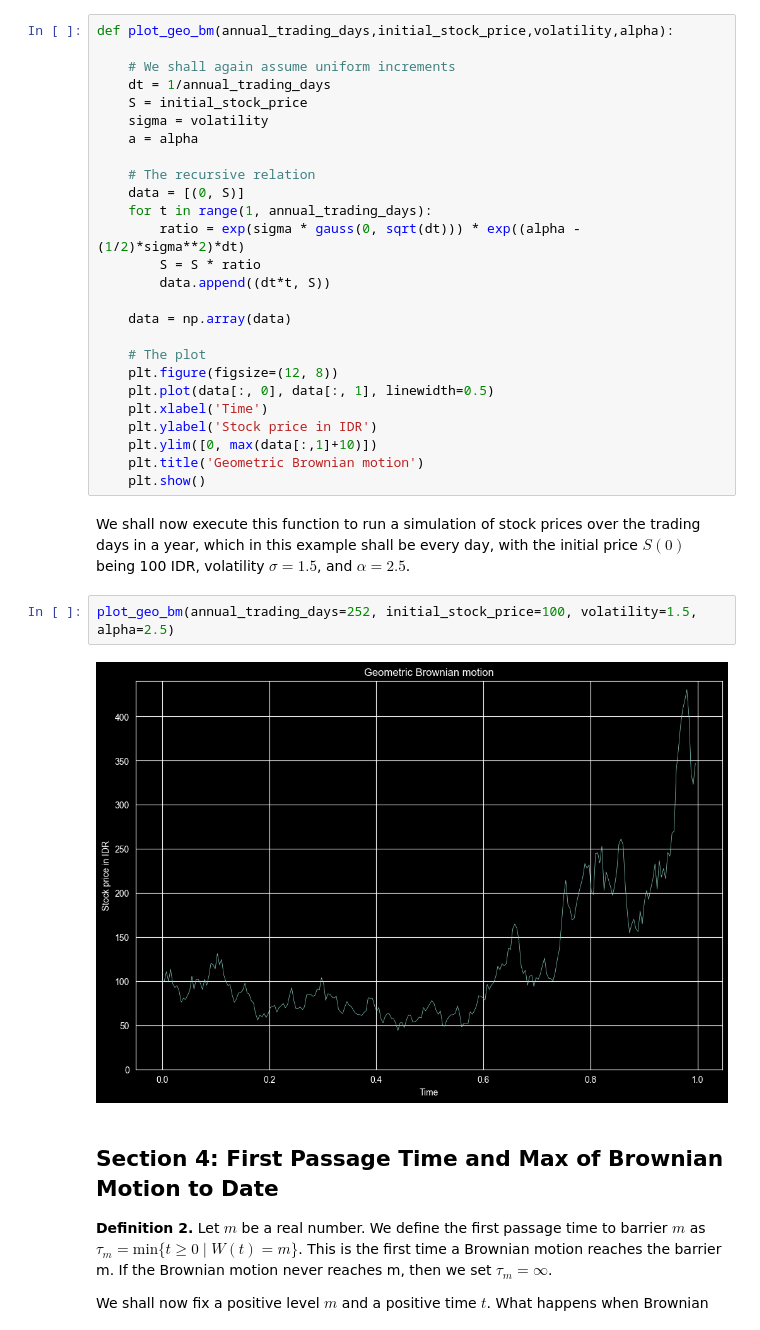
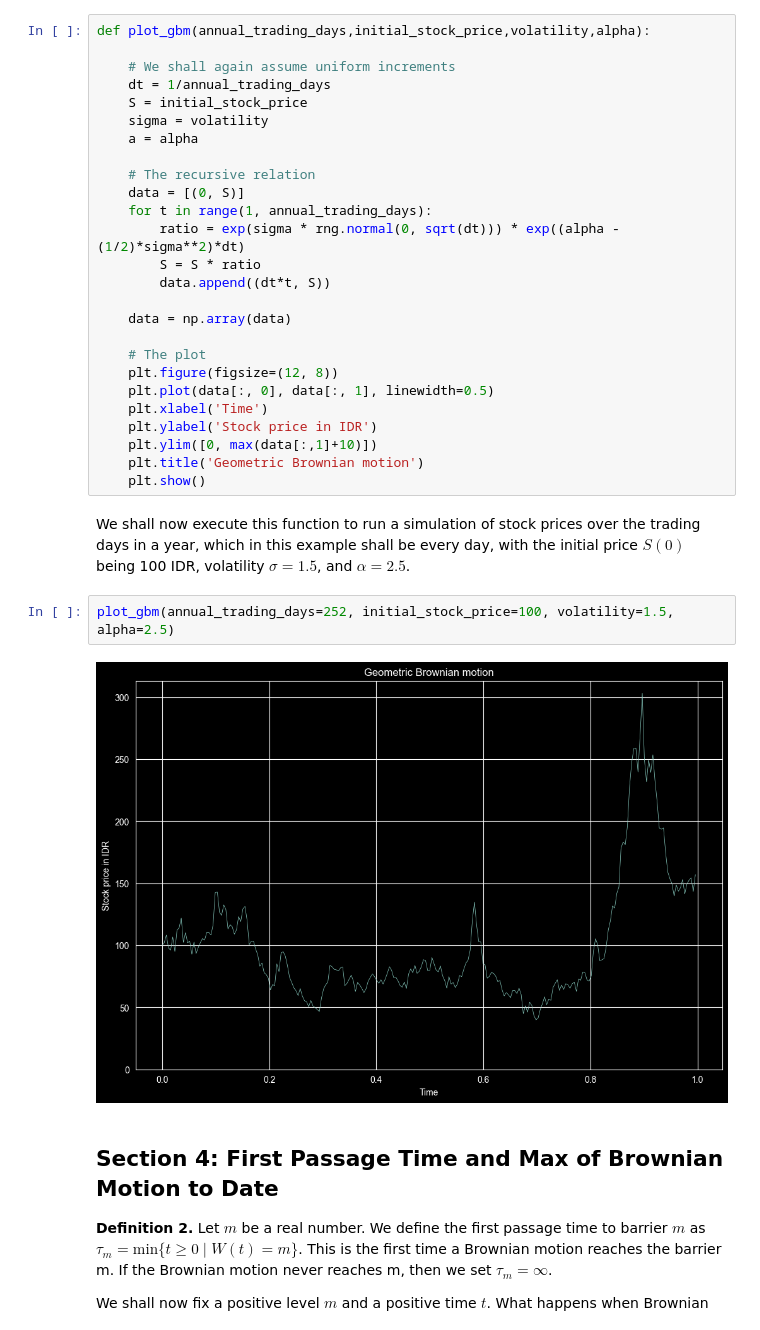
Before and after one commit to patricklin888/Simple-Projects, a Jupyter notebook: brownian_motion.ipynb, the cells around one changed output. Saved outputs shown, nothing was run; the diff lists cells and outputs as text.

```diff
--- a/brownian_motion.ipynb
+++ b/brownian_motion.ipynb
@@ -194,7 +188,7 @@ plot_3d_std_bm(points=1000)
 ## Section 4: Geometric Brownian Motion
 One standard asset-price model used in the Black-Scholes-Merton option-pricing formula is the geometric Brownian motion. Let $\alpha$ and $\sigma > 0$ be real constants, then we define the geometric Brownian motion as: $S(t)=S(0) \mathrm{exp} \{ \sigma W(t) + (\alpha - \frac{1}{2} \sigma^2)t \}$. We may let $\beta = \alpha - \frac{1}{2} \sigma^2$, so that $S(t)=S(0) \mathrm{exp} \{ \sigma W(t) + \beta t \}$. And we may implement this into code.
 # %%
-def plot_geo_bm(annual_trading_days,initial_stock_price,volatility,alpha):
+def plot_gbm(annual_trading_days,initial_stock_price,volatility,alpha):
 
     # We shall again assume uniform increments
     dt = 1/annual_trading_days
@@ -205,7 +199,7 @@ def plot_geo_bm(annual_trading_days,initial_stock_price,volatility,alpha):
     # The recursive relation
     data = [(0, S)]
     for t in range(1, annual_trading_days):
-        ratio = exp(sigma * gauss(0, sqrt(dt))) * exp((alpha - (1/2)*sigma**2)*dt)
+        ratio = exp(sigma * rng.normal(0, sqrt(dt))) * exp((alpha - (1/2)*sigma**2)*dt)
         S = S * ratio
         data.append((dt*t, S))
 
@@ -222,9 +216,9 @@ def plot_geo_bm(annual_trading_days,initial_stock_price,volatility,alpha):
 # %% [markdown]
 We shall now execute this function to run a simulation of stock prices over the trading days in a year, which in this example shall be every day, with the initial price $S(0)$ being 100 IDR, volatility $\sigma=1.5$, and $\alpha=2.5$.
 # %%
-plot_geo_bm(annual_trading_days=252, initial_stock_price=100, volatility=1.5, alpha=2.5)
+plot_gbm(annual_trading_days=252, initial_stock_price=100, volatility=1.5, alpha=2.5)
 # %% [output]
-[figure, old version]
+[figure, new version]
 # %% [markdown]
 ## Section 4: First Passage Time and Max of Brownian Motion to Date
 
```
Also changed, not shown: parts of 10 cells of this notebook.
